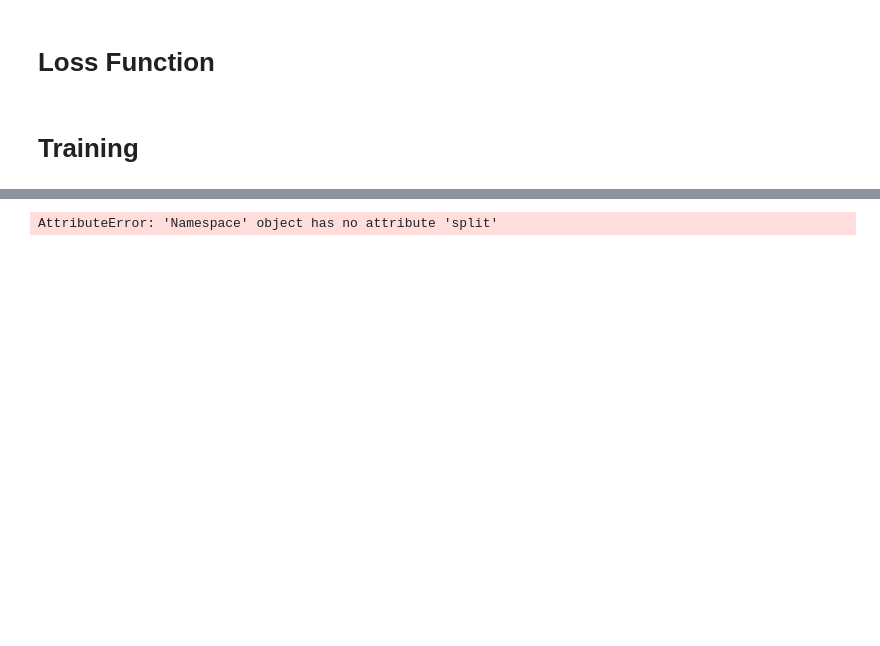
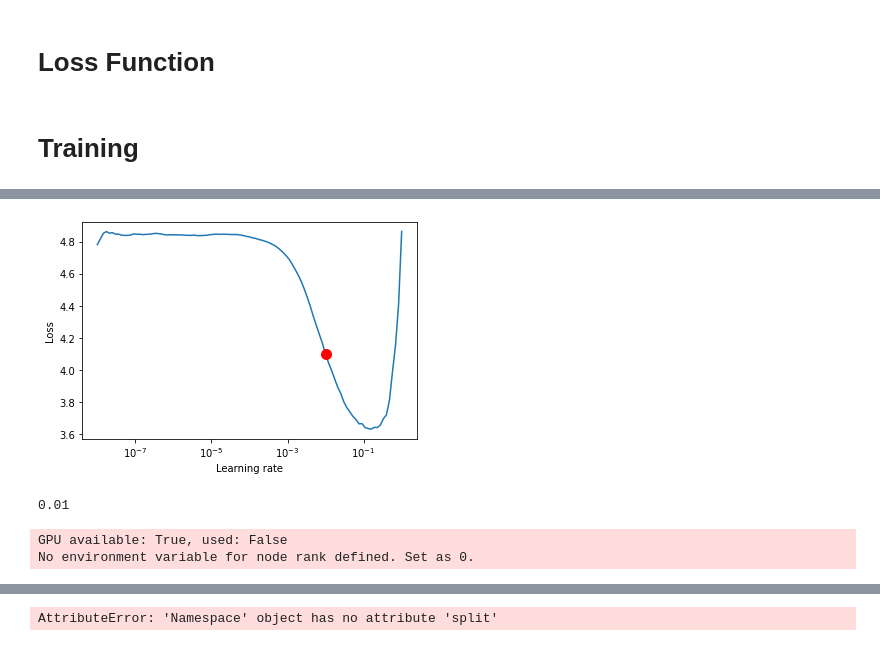
Before and after one commit to nithish08/tweet-sent, a Jupyter notebook: ALBERT.ipynb, the cells around one changed output, grey strips where cells are left out. Cells and saved outputs as stored; diff of their text form; code cells hidden in the pictures; blank space fills up the shorter version.

```diff
--- a/ALBERT.ipynb
+++ b/ALBERT.ipynb
@@ -299,7 +304,7 @@ class TweetModel(pl.LightningModule):
         self.logger.experiment.add_scalar('jaccard/val',avg_jaccard, global_step=self.val_recorder)
         self.val_recorder += 1
 
-        return {'val_loss':avg_loss}
+        return {'val_loss':avg_loss, 'val_jaccard':avg_jaccard}
 
     def val_dataloader(self):
         val_loader = torch.utils.data.DataLoader(
@@ -461,3 +466,7 @@ hparams = dict(tokenizer=tokenizer,train_df=train_df, val_df=val_df,
                         lr=3e-5, batch_size=64,n_workers=4)
 
 hparams = Namespace(**hparams)
+# %%
+tweet_model = TweetModel(hparams)
+finetune_model(tweet_model, 2)
+tweet_model.cuda()
@@ -463,0 +491,2 @@ hparams = Namespace(**hparams)
+# %%
+trainer = pl.Trainer()
@@ -463,0 +496,2 @@ hparams = Namespace(**hparams)
+# %%
+lr_finder = trainer.lr_find(tweet_model)
@@ -463,0 +516,32 @@ hparams = Namespace(**hparams)
+# %%
+fig = lr_finder.plot(suggest=True)
+# %% [output]
+[figure, added]
+# %%
+lr_finder.suggestion()
+# %% [output]
+0.01
+# %%
+
+
+name = 'albert-feature-extract'
+logger = TensorBoardLogger(
+                save_dir='ts-logs',
+                name = name
+            )
+if not os.path.exists('saved_models'):
+    os.mkdir('saved_models')
+if not os.path.exists(f'saved_models/{name}'):
+    os.mkdir(f'saved_models/{name}')
+checkpoint_callback = ModelCheckpoint(f'saved_models/{name}', save_top_k=2)
+early_stopping = EarlyStopping(monitor='val_loss')
+
+
+trainer = pl.Trainer(max_epochs=10,
+                     checkpoint_callback=checkpoint_callback,
+                     logger=logger,
+                    early_stop_callback=early_stopping,
+                    auto_lr_find=False)
+# %% [output]
+GPU available: True, used: False
+No environment variable for node rank defined. Set as 0.
```
Also changed, not shown: parts of 22 cells of this notebook, 10 other files.
